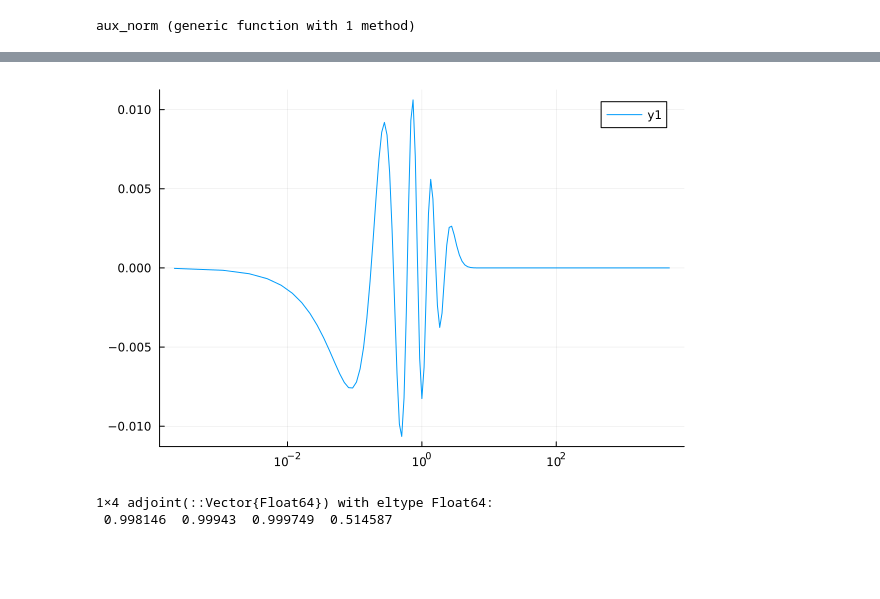
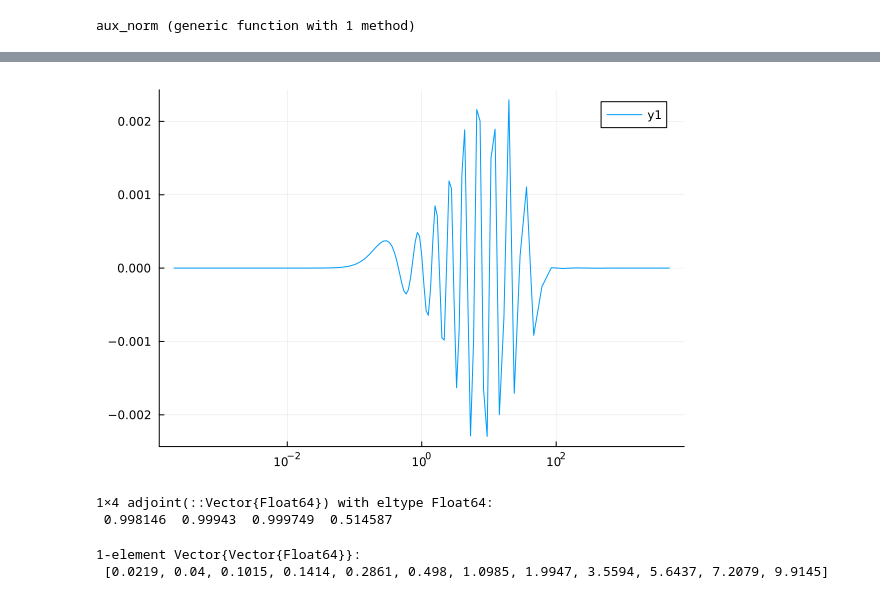
Before and after one commit to jeral2007/hfd_julia, a Jupyter notebook: thorium.ipynb, the cells around one changed output, grey strips where cells are left out. Cells and saved outputs as stored; diff of their text form; code cells hidden in the pictures; blank space fills up the shorter version.

```diff
--- a/thorium.ipynb
+++ b/thorium.ipynb
@@ -354,10 +359,12 @@ rep[end-8:end, :]
  -2.0  5.0   -1.68319  1.0  1.93613   4.19048
 # %%
 lhs, rhs = hfd_funcs.dirac_h1(cpars_ecp, grid_ecp, 1)
-hfd_funcs.lhs_rhs!(cpars_ecp, grid_ecp, -2, occ_block_ecp, lhs, rhs; ecp=ecp,
+hfd_funcs.lhs_rhs!(cpars_ecp, grid_ecp, 3, occ_block_ecp, lhs, rhs; ecp=ecp,
     pot_func=hfd_funcs.hfd_pot)
 eigs = eigen(lhs, rhs)
-inds = findall(eigs.values .> -(cpars_ecp.Z * cpars_ecp.scale)^2)
-eigs.values[inds][1:15]./(cpars_ecp.scale)^2
+values = real(eigs.values)
+vectors = real(eigs.vectors)
+inds = findall(real(eigs.values) .> -(cpars_ecp.Z * cpars_ecp.scale)^2)
+values[inds][1:15]./(cpars_ecp.scale)^2
 # %% [output]
 15-element Vector{Float64}:
@@ -420,13 +427,13 @@ aux_norm(cpars_ecp, grid_ecp, eigs.vectors[:, s_is], -1)
 using Optim
 include("gaus_opt.jl")
 #using .GausOpt
-#alphas = [0.007, 0.21787621815715946, 0.5767325910965153, 1.0084529311499264, 1.2507807620237346, 2.3917911517395245, 3.819534281236145, 5.045360520680296, 21.213203435596423]
-active = Vector(1:length(alphas))
-active = [1]
-tgt = GausOpt.make_target(cpars_ecp, grid_ecp, alphas, 1,
-    eigs.vectors[1:cpars_ecp.N, s_is[3]]; active=active)
+#alphas = [0.003, 0.007, 0.013, 0.027, 0.046, 0.1268, 0.1501, 0.3065, 0.52, 0.7, 1.1051, 1.8102, 2.4406, 7.06, 7.8113]
+active = Vector(1:4)
+#active=
+tgt = GausOpt.make_target(cpars_ecp, grid_ecp, alphas, 3,
+    vectors[1:cpars_ecp.N, s_is[3:4]]; active=active)
 aux2 = optimize(tgt, zeros(length(active)))
-alphas_new = GausOpt.scale(alphas, Optim.minimizer(aux2);active=active)
+alphas_new = round.(GausOpt.scale(alphas, Optim.minimizer(aux2);active=active);digits=4)
 @show sort(alphas_new)
 @show aux2
 display([alphas alphas_new])
@@ -462,5 +475,12 @@ aux2 =  * Status: success
 # %%
-res = get_coefs(cpars_ecp, grid_ecp, alphas_new, 0, eigs.vectors[1:cpars_ecp.N, s_is].*grid_ecp.xs)
-pvecs = GausOpt.make_proj_vecs(cpars_ecp, grid_ecp, res, alphas_new, 0)
-[alphas_new res.coefs]
+res = GausOpt.get_coefs(cpars_ecp, grid_ecp, alphas_new, 3, vectors[1:cpars_ecp.N, s_is])
+pvecs = GausOpt.make_proj_vecs(cpars_ecp, grid_ecp, res, alphas_new, 3)
+nrs_pvecs = grid_ecp.ws' * (pvecs.^2 .* grid_ecp.xs.^2)
+pvecs ./=sqrt.(nrs_pvecs)
+rhos_pvecs = grid_ecp.ws' * (pvecs.^2 .* grid_ecp.xs.^3)
+[alphas_new res.coefs;
+    "ovlap" GausOpt.ovlap(cpars_ecp, grid_ecp, alphas_new, res, 3, vectors[1:cpars_ecp.N, s_is]);
+    "norm" nrs_pvecs;
+    "<rho>" rhos_pvecs;
+    "<rho orig>" aux_norm(cpars_ecp, grid_ecp, vectors[:, s_is], -2)[:,2]']
 # %% [output]
@@ -477,14 +507,18 @@ pvecs = GausOpt.make_proj_vecs(cpars_ecp, grid_ecp, res, alphas_new, 0)
 # %%
-plot(grid_ecp.xs, [pvecs[:, 1].*grid_ecp.xs .- eigs.vectors[1:cpars_ecp.N, s_is[1]].*grid_ecp.xs]; xaxis=:log)
+plot(grid_ecp.xs, [pvecs[:, 4].*grid_ecp.xs .- vectors[1:cpars_ecp.N, s_is[4]]]; xaxis=:log)
 # %% [output]
-[figure, old version]
+[figure, new version]
 # %%
 grid_ecp.ws' * (pvecs.*grid_ecp.xs).^2
 # %% [output]
 1×4 adjoint(::Vector{Float64}) with eltype Float64:
  0.998146  0.99943  0.999749  0.514587
 # %%
-open("Th_gaus_ecp2.txt", "a") do io
-    println(io, repr("text/plain", [alphas_new res.coefs]))
-end
+#open("Th_gaus_ecp2.txt", "a") do io
+#    println(io, repr("text/plain", [alphas_new res.coefs]))
+#end
+push!(alphas_arr = [alphas]
+# %% [output]
+1-element Vector{Vector{Float64}}:
+ [0.0219, 0.04, 0.1015, 0.1414, 0.2861, 0.498, 1.0985, 1.9947, 3.5594, 5.6437, 7.2079, 9.9145]
 # %%
```
Also changed, not shown: parts of 17 cells of this notebook, 4 other files.
